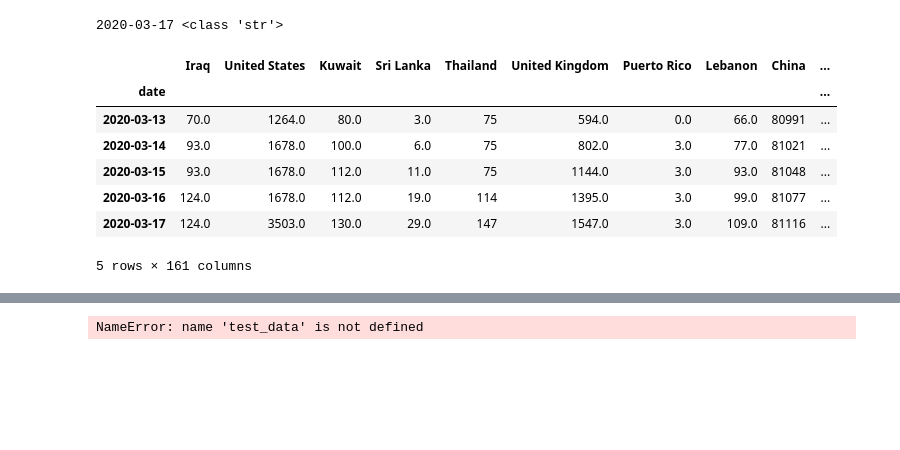
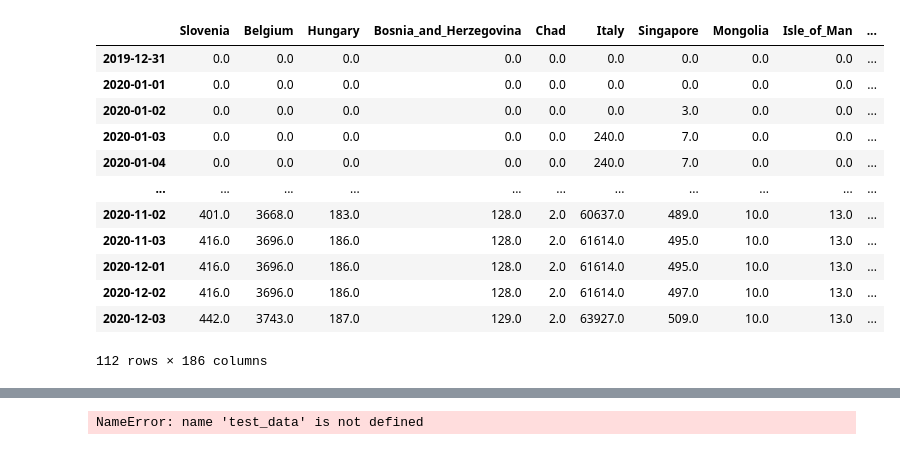
Before and after one commit to grahamdelafield/Covid_Analysis, a Jupyter notebook: pdf_read.ipynb, the cells around one changed output, grey strips where cells are left out. Cells and saved outputs as stored; diff of their text form; code cells hidden in the pictures; blank space fills up the shorter version.

```diff
--- a/pdf_read.ipynb
+++ b/pdf_read.ipynb
@@ -173,24 +195,29 @@ def country_to_color(country):
 # %%
 data = get_WHO_data()
 data = data.fillna(0)
 # files = find_csv()
 # print(files)
 # chosen_file = sort_files(files)
 # data = move_file(chosen_file, r"C:\Users\graha\Downloads")
 dates = add_dates(data)
 df = unmelt(data, dates)
-top1_data = top1(df)
-df.tail()
+# top1_data = top1(df)
+df.cumsum()
+# df.tail()
 # %% [output]
+|  | Slovenia | Belgium | Hungary | Bosnia_and_Herzegovina | Chad | Italy | Singapore | Mongolia | Isle_of_Man | ... |
+| 2019-12-31 | 0.0 | 0.0 | 0.0 | 0.0 | 0.0 | 0.0 | 0.0 | 0.0 | 0.0 | ... |
+| 2020-01-01 | 0.0 | 0.0 | 0.0 | 0.0 | 0.0 | 0.0 | 0.0 | 0.0 | 0.0 | ... |
+| 2020-01-02 | 0.0 | 0.0 | 0.0 | 0.0 | 0.0 | 0.0 | 3.0 | 0.0 | 0.0 | ... |
+| 2020-01-03 | 0.0 | 0.0 | 0.0 | 0.0 | 0.0 | 240.0 | 7.0 | 0.0 | 0.0 | ... |
+| 2020-01-04 | 0.0 | 0.0 | 0.0 | 0.0 | 0.0 | 240.0 | 7.0 | 0.0 | 0.0 | ... |
+| ... | ... | ... | ... | ... | ... | ... | ... | ... | ... | ... |
+| 2020-11-02 | 401.0 | 3668.0 | 183.0 | 128.0 | 2.0 | 60637.0 | 489.0 | 10.0 | 13.0 | ... |
+| 2020-11-03 | 416.0 | 3696.0 | 186.0 | 128.0 | 2.0 | 61614.0 | 495.0 | 10.0 | 13.0 | ... |
+| 2020-12-01 | 416.0 | 3696.0 | 186.0 | 128.0 | 2.0 | 61614.0 | 495.0 | 10.0 | 13.0 | ... |
+| 2020-12-02 | 416.0 | 3696.0 | 186.0 | 128.0 | 2.0 | 61614.0 | 497.0 | 10.0 | 13.0 | ... |
+| 2020-12-03 | 442.0 | 3743.0 | 187.0 | 129.0 | 2.0 | 63927.0 | 509.0 | 10.0 | 13.0 | ... |
-2020-03-17 <class 'str'>
+112 rows × 186 columns
-|  | Iraq | United States | Kuwait | Sri Lanka | Thailand | United Kingdom | Puerto Rico | Lebanon | China | ... |
-| date |  |  |  |  |  |  |  |  |  | ... |
-| 2020-03-13 | 70.0 | 1264.0 | 80.0 | 3.0 | 75 | 594.0 | 0.0 | 66.0 | 80991 | ... |
-| 2020-03-14 | 93.0 | 1678.0 | 100.0 | 6.0 | 75 | 802.0 | 3.0 | 77.0 | 81021 | ... |
-| 2020-03-15 | 93.0 | 1678.0 | 112.0 | 11.0 | 75 | 1144.0 | 3.0 | 93.0 | 81048 | ... |
-| 2020-03-16 | 124.0 | 1678.0 | 112.0 | 19.0 | 114 | 1395.0 | 3.0 | 99.0 | 81077 | ... |
-| 2020-03-17 | 124.0 | 3503.0 | 130.0 | 29.0 | 147 | 1547.0 | 3.0 | 109.0 | 81116 | ... |
-5 rows × 161 columns
 # %%
 %matplotlib inline
 fig, ax = plt.subplots(figsize=(10, 5))
```
Also changed, not shown: parts of 6 cells of this notebook, 1 other file.
